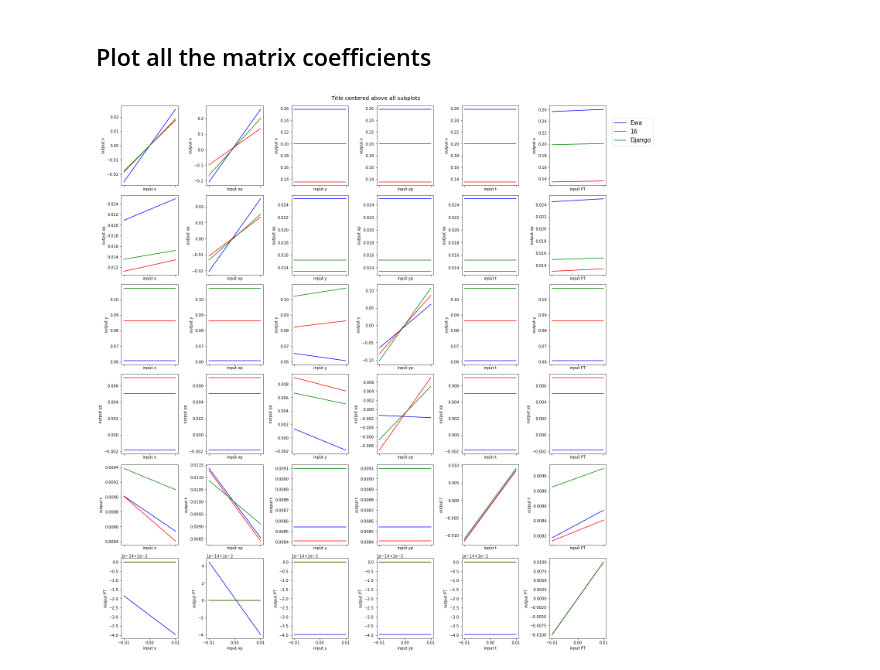
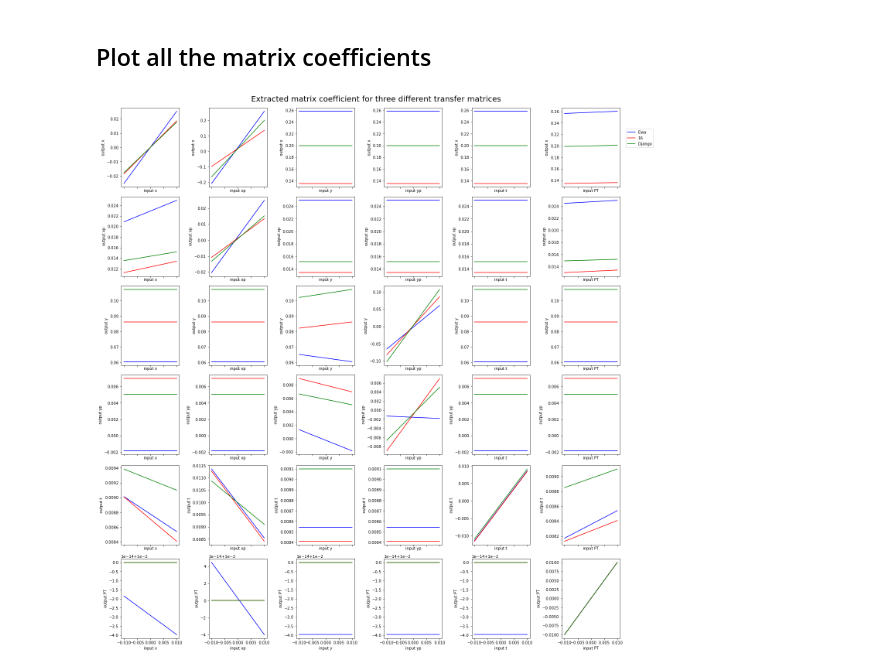
Before and after one commit to eliottjohnson/MADX-Examples-Eliott, a Jupyter notebook: TMatrix-to-MADX.ipynb, the cells around one changed output. Saved outputs shown, nothing was run; the diff lists cells and outputs as text; code cells hidden in the pictures.

Commit message:
added a title to the plot

```diff
--- a/TMatrix-to-MADX.ipynb
+++ b/TMatrix-to-MADX.ipynb
@@ -453,33 +453,33 @@ var_names = ("x", "xp", "y", "yp", "t", "PT")
 values_no = 3
 values_lim = 0.01
 xvalues = np.linspace(-values_lim, values_lim, values_no)
 vectorOld = np.array([[0.], [0.], [0.], [0.], [0.], [0.]])
 
 fig, ax = plt.subplots(6,6, figsize=(20,20), constrained_layout=True, sharex=True)
 for k in range(6): # Here increment the rows
     for j in range (6): # Here we increment the columns
         yvaluesEwa = np.zeros(values_no)
         yvalues16 = np.zeros(values_no)
         yvaluesDjango = np.zeros(values_no)
         for i in range (values_no): # In this loop we change the i value from the linspace to varie the input and look at how it impacts the output
             vectorOld[j]=xvalues[i]
             vectorNewEwa = np.dot(matExtracted,vectorOld)
             vectorNew16 = np.dot(matExtracted16,vectorOld)
             vectorNewDjango = np.dot(matExtractedDjango,vectorOld)
             yvaluesEwa[i]=vectorNewEwa[k]
             yvalues16[i]=vectorNew16[k]
             yvaluesDjango[i]=vectorNewDjango[k]
 
         ax[k,j].plot(xvalues, yvaluesEwa, color = 'b', label="Ewa")
         ax[k,j].plot(xvalues, yvalues16, color = 'r', label="16")
         ax[k,j].plot(xvalues, yvaluesDjango, color = 'g', label="Django")
         ax[k,j].set_xlabel("input "+var_names[j])
         ax[k,j].set_ylabel("output "+var_names[k])
 
-fig.suptitle("E", fontsize=14)
-ax[0,5].legend(loc=(1.1, 0.5),fontsize=15)
+fig.suptitle("Extracted matrix coefficient for three different transfer matrices", fontsize=20)
+ax[0,5].legend(loc=(1.1, 0.5),fontsize=10)
 
 fig.show()
 fig.savefig("Matrix-coefficients.pdf", bbox_inches='tight')
 # %% [output]
-[figure, old version]
+[figure, new version]
```
Also changed, not shown: parts of 3 cells of this notebook, 1 other file.
